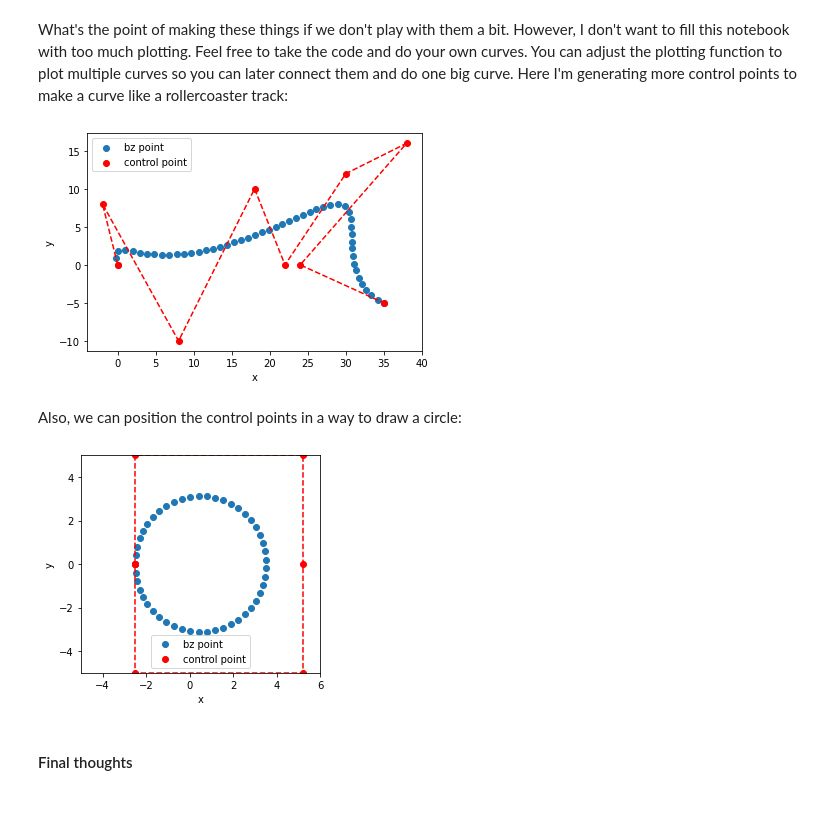
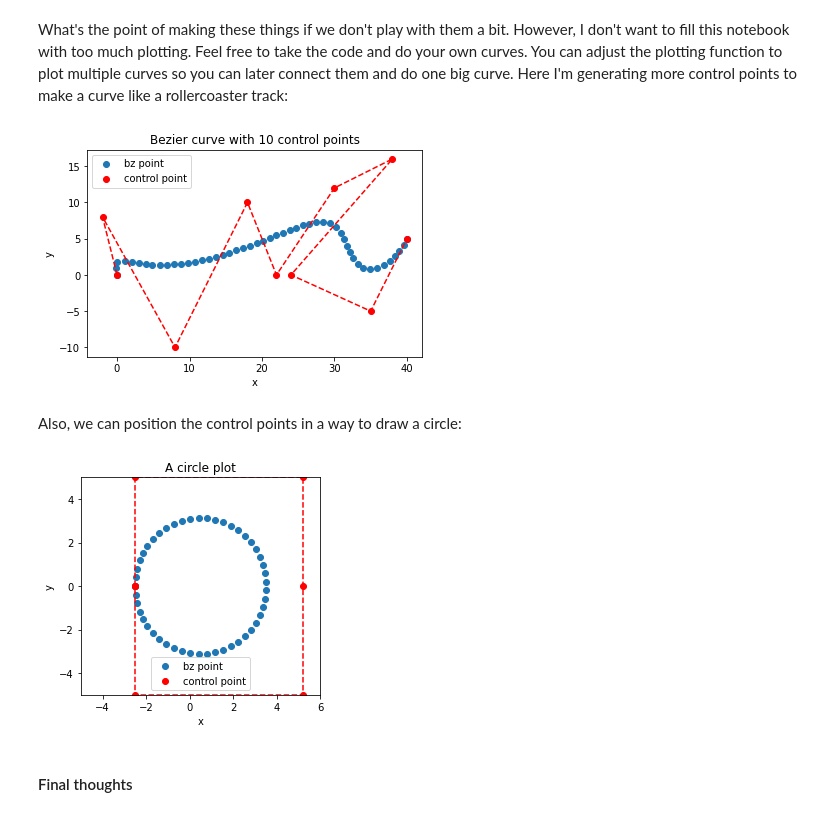
Before and after one commit to alexcvetanov4445/BezierCurves, a Jupyter notebook: BezierCurves.ipynb, the cells around one changed output. Drawn from its saved outputs; the diff is of its cells as text; code cells hidden in the pictures.

```diff
--- a/BezierCurves.ipynb
+++ b/BezierCurves.ipynb
@@ -173,7 +174,7 @@ array([[2.      , 0.      ],
 # %% [markdown]
 That's it! We have the points of the curve. This means that we can plot it. I've created this simple plot function which takes the control points and our fresh new $BZ$ points. It has the input parameter `cp_lines` which allows us to hide the control points and the lines connecting them, leaving only the curve. There are a couple more parameters which we will not use, except in the section "Playing around".
 # %%
-def plot_bezier_coordinates(control_points, bz_points, cp_lines = True, xlim = None, ylim = None, equal_aspect = False):
+def plot_bezier_coordinates(control_points, bz_points, cp_lines = True, xlim = None, ylim = None, equal_aspect = False, title = None):
     """
     Plots a Bezier curve points and optionally the control points with the connecting lines.
     Arguments:
@@ -183,6 +184,7 @@ def plot_bezier_coordinates(control_points, bz_points, cp_lines = True, xlim = N
         xlim: defines the x limits. Numpy array with coordinates in format [left, right]
         ylim: defines the y limits. Numpy array with coordinates in format [left, right]
         equal_aspect: boolean defining if the aspect ratio should be equal for x and y. A boolean with default value - False
+        title: string setting the title of the plot. Defaults to None
     """
     x_bz = bz_points[:,0]
     y_bz = bz_points[:,1]
@@ -200,6 +202,9 @@ def plot_bezier_coordinates(control_points, bz_points, cp_lines = True, xlim = N
     if ylim != None:
         plt.ylim(ylim[0], ylim[1])
 
+    if title != None:
+        plt.title(title)
+
     if equal_aspect:
         plt.gca().set_aspect('equal', adjustable='box')
 
@@ -468,19 +488,19 @@ When we find a pair of distances in the LUT we choose the one with the closest d
 # %% [markdown]
 What's the point of making these things if we don't play with them a bit. However, I don't want to fill this notebook with too much plotting. Feel free to take the code and do your own curves. You can adjust the plotting function to plot multiple curves so you can later connect them and do one big curve. Here I'm generating more control points to make a curve like a rollercoaster track:
 # %%
-rc_points = np.array([[0,0],[-2,8],[8,-10],[18,10],[22,0],[30,12],[38,16], [24,0], [35,-5]])
+rc_points = np.array([[0,0],[-2,8],[8,-10],[18,10],[22,0],[30,12],[38,16], [24,0], [35,-5], [40, 5]])
 curve_equal_dist = bezier_curve_equal_dist_points(rc_points, 50, 500)
-plot_bezier_coordinates(rc_points, curve_equal_dist, equal_aspect = True)
+plot_bezier_coordinates(rc_points, curve_equal_dist, equal_aspect = True, title="Bezier curve with 10 control points")
 # %% [output]
-[figure, old version]
+[figure, new version]
 # %% [markdown]
 Also, we can position the control points in a way to draw a circle:
 # %%
 circle_points = np.array([[-2.5,0],[-2.5,5],[5.2,5],[5.2,0],[5.2,-5],[-2.5,-5],[-2.5,0]])
 curve_equal_dist = bezier_curve_equal_dist_points(circle_points, 50, 500)
-plot_bezier_coordinates(circle_points, curve_equal_dist, xlim=[-5,6], ylim=[-5,5], equal_aspect = True)
+plot_bezier_coordinates(circle_points, curve_equal_dist, xlim=[-5,6], ylim=[-5,5], equal_aspect = True, title="A circle plot")
 # %% [output]
-[figure, old version]
+[figure, new version]
 # %% [markdown]
 #### Final thoughts
 # %% [markdown]
```
Also changed, not shown: parts of 16 cells of this notebook.
